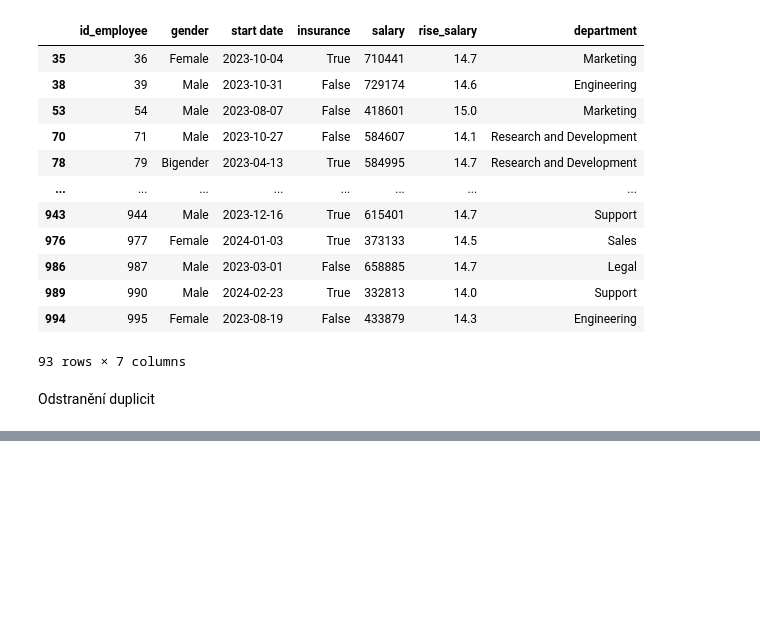
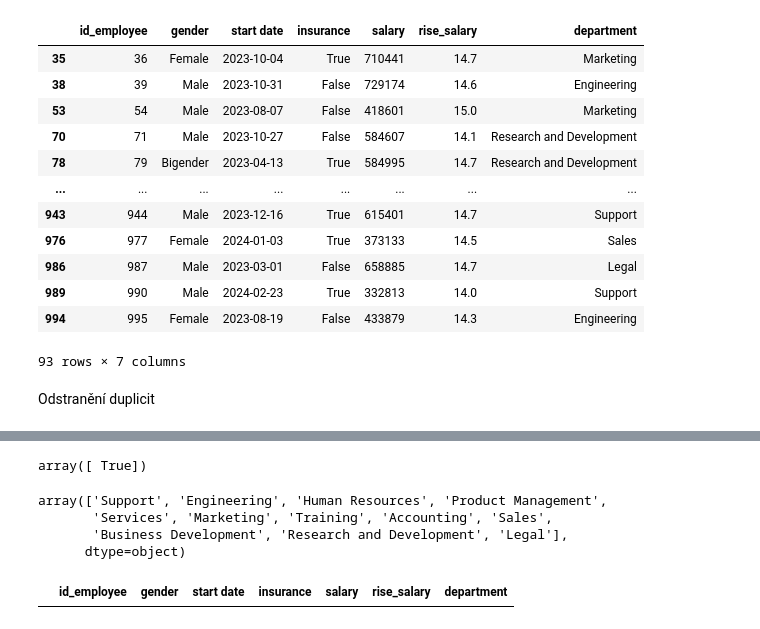
Before and after one commit to DavidKrecek/Datova-analyza, a Jupyter notebook: 55 pokračování - nalezení duplicitních hodnot (duplicated).ipynb, the cells around one changed output, grey strips where cells are left out. Saved outputs shown, nothing was run; the diff lists cells and outputs as text; code cells hidden in the pictures; blank space fills up the shorter version.

```diff
--- a/55 pokračování - odstranění duplicit.ipynb
+++ b/55 pokračování - nalezení duplicitních hodnot (duplicated).ipynb
@@ -516,0 +590,16 @@ Odstranění duplicit
+# %%
+employees["department"].duplicated(keep=False).unique()
+# %% [output]
+array([ True])
+# %%
+employees["department"].unique()
+# %% [output]
+array(['Support', 'Engineering', 'Human Resources', 'Product Management',
+       'Services', 'Marketing', 'Training', 'Accounting', 'Sales',
+       'Business Development', 'Research and Development', 'Legal'],
+      dtype=object)
+# %%
+employees[~employees["department"].duplicated(keep=False)]
+# toto je znegování - ukáže hodhoty co nejsou duplikáty
+# %% [output]
+|  | id_employee | gender | start date | insurance | salary | rise_salary | department |
```
Also changed, not shown: parts of 5 cells of this notebook, 1 other file.
